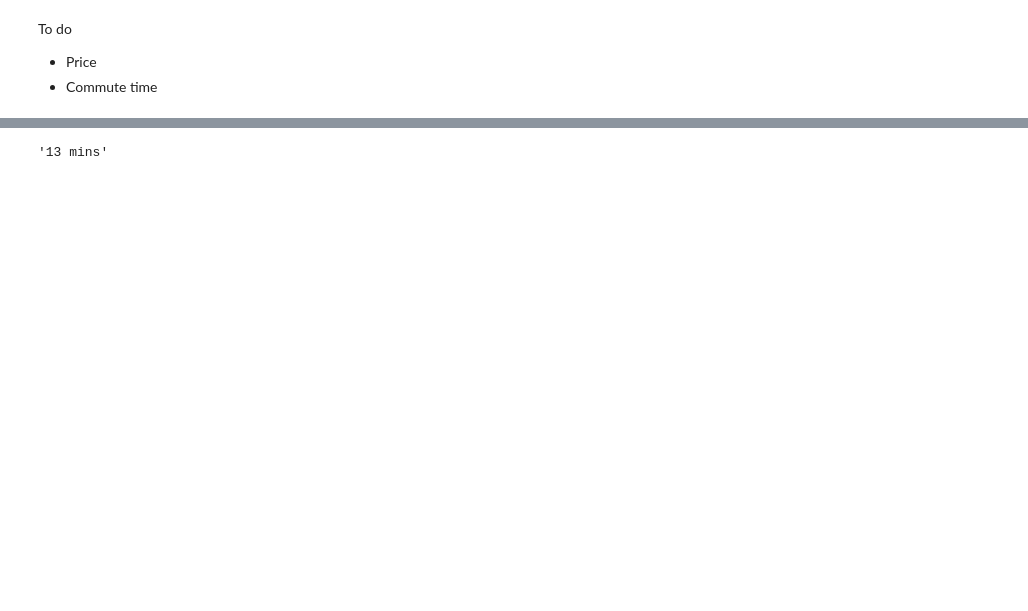
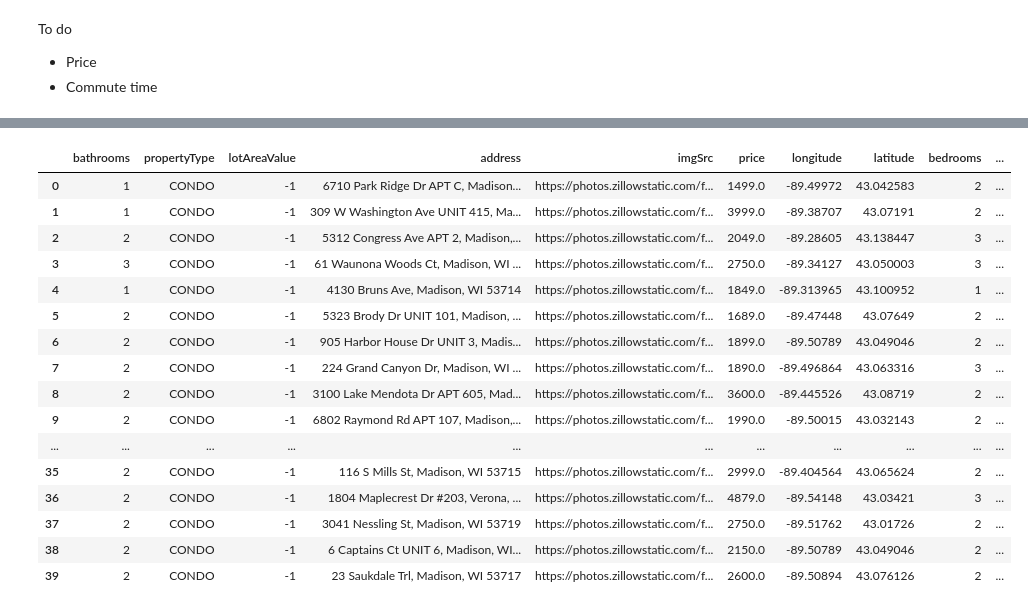
Before and after one commit to soCromp/apartment-optimization, a Jupyter notebook: apt-data.ipynb, the cells around one changed output, grey strips where cells are left out. Saved outputs shown, nothing was run; the diff lists cells and outputs as text; code cells hidden in the pictures; blank space fills up the shorter version.

Commit message:
driving data on subset

```diff
--- a/apt-data.ipynb
+++ b/apt-data.ipynb
@@ -131,0 +95,27 @@ source
+# %%
+api_key = '' # enter your api key here
+url ='https://maps.googleapis.com/maps/api/distancematrix/json?'
+results = []
+# %%
+def gettime(source, dest, key, method='driving'):
+    source = re.sub('#', 'unit ', source)
+    # return response object
+    r = requests.get(url + 'origins=' + source +
+                    '&destinations=' + dest +
+                    '&key=' + api_key)
+    # json method of response object
+    # return json format result
+    return r.json()
+# %%
+for i in range(len(source)//25):
+    subsource = source[25*i : 25*(i+1)]
+    print(len(subsource))
+    subsourcestr = '|'.join(subsource)
+    r = gettime(subsourcestr, dest, api_key)
+    results.append(r)
+
+subsource = source[25*(len(source)//25) : ]
+print(len(subsource))
+subsourcestr = '|'.join(subsource)
+r = gettime(subsourcestr, dest, api_key)
+results.append(r)
@@ -131,0 +125,9 @@ source
+# %%
+mins = []
+for r in results:
+    for e in r['rows']:
+        # print(e['elements'][0]['duration']['text'])
+        mins.append(e['elements'][0]['duration']['text'])
+df['commute'] = mins
+df['commute'] = df['commute'].apply(lambda x: int(x.split()[0]))
+df
@@ -172,4 +157,21 @@ print(x)
-# %%
-x['rows'][0]['elements'][0]['duration']['text']
-# %% [output]
-'13 mins'
+# %%
+df['price'] = df['price']/100
+df
+# %% [output]
+|  | bathrooms | propertyType | lotAreaValue | address | imgSrc | price | longitude | latitude | bedrooms | ... |
+| 0 | 1 | CONDO | -1 | 6710 Park Ridge Dr APT C, Madison... | https://photos.zillowstatic.com/f... | 1499.0 | -89.49972 | 43.042583 | 2 | ... |
+| 1 | 1 | CONDO | -1 | 309 W Washington Ave UNIT 415, Ma... | https://photos.zillowstatic.com/f... | 3999.0 | -89.38707 | 43.07191 | 2 | ... |
+| 2 | 2 | CONDO | -1 | 5312 Congress Ave APT 2, Madison,... | https://photos.zillowstatic.com/f... | 2049.0 | -89.28605 | 43.138447 | 3 | ... |
+| 3 | 3 | CONDO | -1 | 61 Waunona Woods Ct, Madison, WI ... | https://photos.zillowstatic.com/f... | 2750.0 | -89.34127 | 43.050003 | 3 | ... |
+| 4 | 1 | CONDO | -1 | 4130 Bruns Ave, Madison, WI 53714 | https://photos.zillowstatic.com/f... | 1849.0 | -89.313965 | 43.100952 | 1 | ... |
+| 5 | 2 | CONDO | -1 | 5323 Brody Dr UNIT 101, Madison, ... | https://photos.zillowstatic.com/f... | 1689.0 | -89.47448 | 43.07649 | 2 | ... |
+| 6 | 2 | CONDO | -1 | 905 Harbor House Dr UNIT 3, Madis... | https://photos.zillowstatic.com/f... | 1899.0 | -89.50789 | 43.049046 | 2 | ... |
+| 7 | 2 | CONDO | -1 | 224 Grand Canyon Dr, Madison, WI ... | https://photos.zillowstatic.com/f... | 1890.0 | -89.496864 | 43.063316 | 3 | ... |
+| 8 | 2 | CONDO | -1 | 3100 Lake Mendota Dr APT 605, Mad... | https://photos.zillowstatic.com/f... | 3600.0 | -89.445526 | 43.08719 | 2 | ... |
+| 9 | 2 | CONDO | -1 | 6802 Raymond Rd APT 107, Madison,... | https://photos.zillowstatic.com/f... | 1990.0 | -89.50015 | 43.032143 | 2 | ... |
+| ... | ... | ... | ... | ... | ... | ... | ... | ... | ... | ... |
+| 35 | 2 | CONDO | -1 | 116 S Mills St, Madison, WI 53715 | https://photos.zillowstatic.com/f... | 2999.0 | -89.404564 | 43.065624 | 2 | ... |
+| 36 | 2 | CONDO | -1 | 1804 Maplecrest Dr #203, Verona, ... | https://photos.zillowstatic.com/f... | 4879.0 | -89.54148 | 43.03421 | 3 | ... |
+| 37 | 2 | CONDO | -1 | 3041 Nessling St, Madison, WI 53719 | https://photos.zillowstatic.com/f... | 2750.0 | -89.51762 | 43.01726 | 2 | ... |
+| 38 | 2 | CONDO | -1 | 6 Captains Ct UNIT 6, Madison, WI... | https://photos.zillowstatic.com/f... | 2150.0 | -89.50789 | 43.049046 | 2 | ... |
+| 39 | 2 | CONDO | -1 | 23 Saukdale Trl, Madison, WI 53717 | https://photos.zillowstatic.com/f... | 2600.0 | -89.50894 | 43.076126 | 2 | ... |
```
Also changed, not shown: parts of 14 cells of this notebook.
